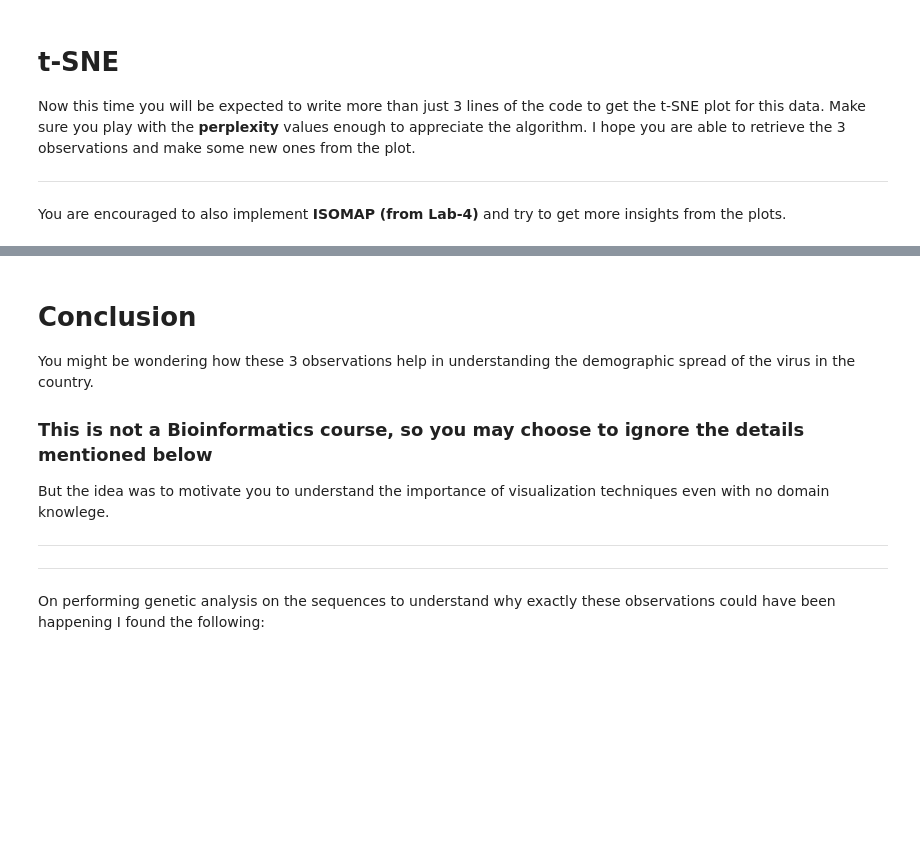
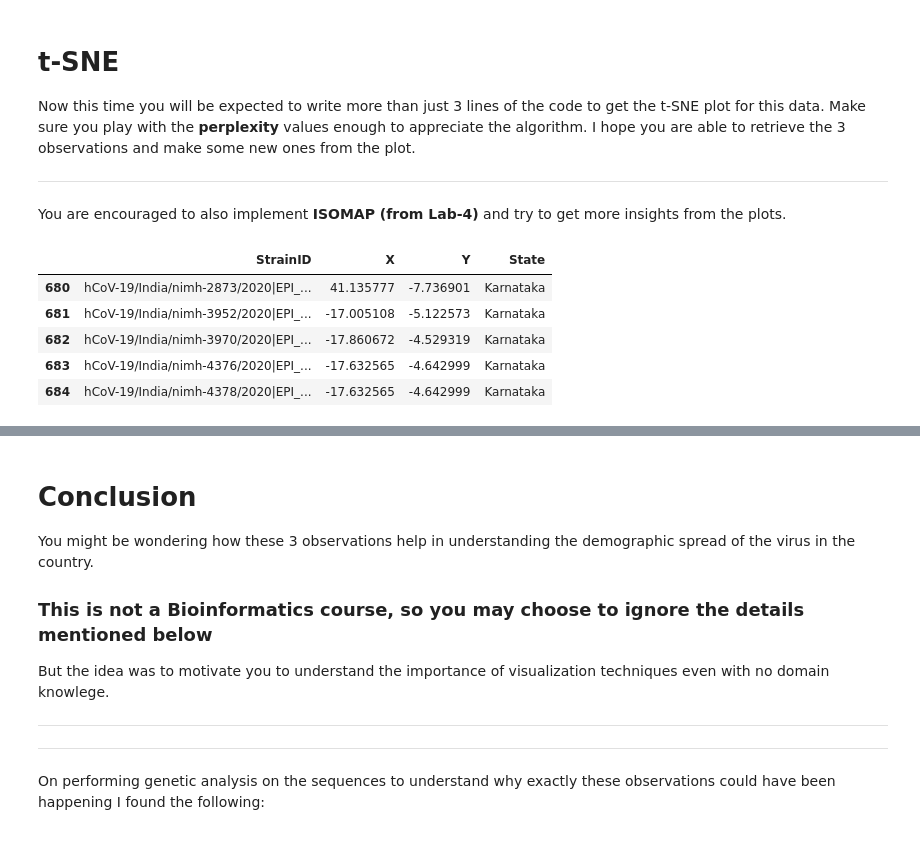
Before and after one commit to anushayerram2025/AIML, a Jupyter notebook: Copy_of_AIML_Project_Module_2.ipynb, the cells around one changed output, grey strips where cells are left out. Saved outputs shown, nothing was run; the diff lists cells and outputs as text; code cells hidden in the pictures; blank space fills up the shorter version.

```diff
--- a/Copy_of_AIML_Project_Module_2.ipynb
+++ b/Copy_of_AIML_Project_Module_2.ipynb
@@ -463,3 +491,38 @@ Now this time you will be expected to write more than just 3 lines of the code t
 ---
 
 You are encouraged to also implement **ISOMAP (from Lab-4)** and try to get more insights from the plots.
+# %%
+from sklearn.manifold import TSNE
+
+# Use these parameters
+random_state = 0
+n_components = 2
+perplexity = 35
+n_iter = 13000
+model = TSNE(n_components=2, random_state=random_state, perplexity=perplexity, n_iter=n_iter)
+tsne_data = model.fit_transform(np.array(df))
+# %%
+final_df = pd.DataFrame(columns=["StrainID", "X", "Y", "State"])
+pca_df = pd.DataFrame(pca_data, index=[*samplelist], columns = labels_all)
+
+i = 0
+for i in range(len(tsne_data)):
+      sample=pca_df.index[i]
+      dicti = dict()
+
+      dicti["StrainID"] = sample
+      dicti["X"] = tsne_data[i][0]
+      dicti["Y"] = tsne_data[i][1]
+      dicti["State"] = data[data["StrainID"]==sample]["State"].tolist()[0]
+
+      final_df = pd.concat([final_df, pd.DataFrame([dicti])], ignore_index=True)
+
+
+final_df.tail()
+# %% [output]
+|  | StrainID | X | Y | State |
+| 680 | hCoV-19/India/nimh-2873/2020|EPI_... | 41.135777 | -7.736901 | Karnataka |
+| 681 | hCoV-19/India/nimh-3952/2020|EPI_... | -17.005108 | -5.122573 | Karnataka |
+| 682 | hCoV-19/India/nimh-3970/2020|EPI_... | -17.860672 | -4.529319 | Karnataka |
+| 683 | hCoV-19/India/nimh-4376/2020|EPI_... | -17.632565 | -4.642999 | Karnataka |
+| 684 | hCoV-19/India/nimh-4378/2020|EPI_... | -17.632565 | -4.642999 | Karnataka |
```
Also changed, not shown: parts of 11 cells of this notebook.
